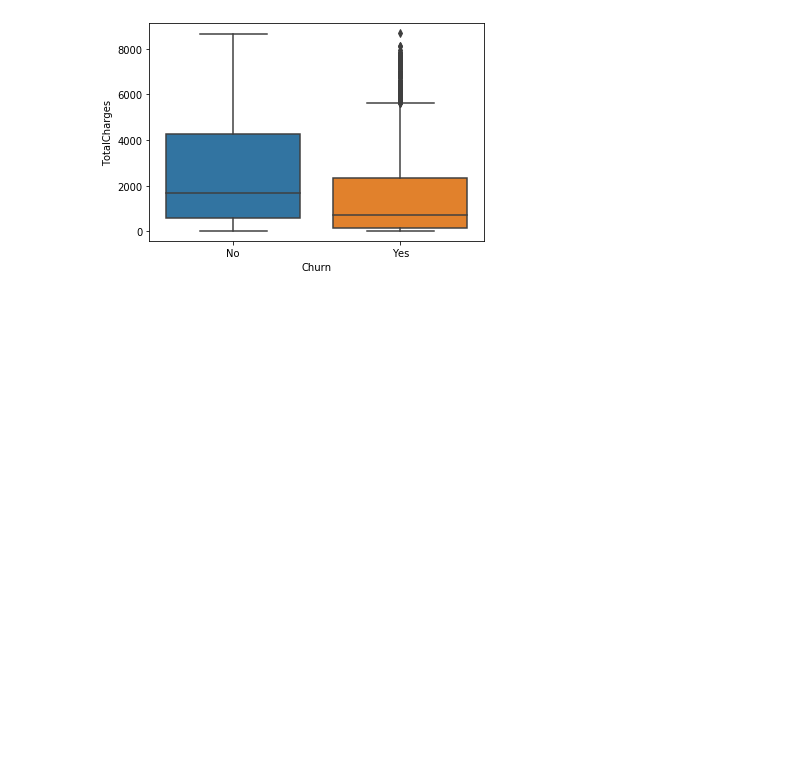
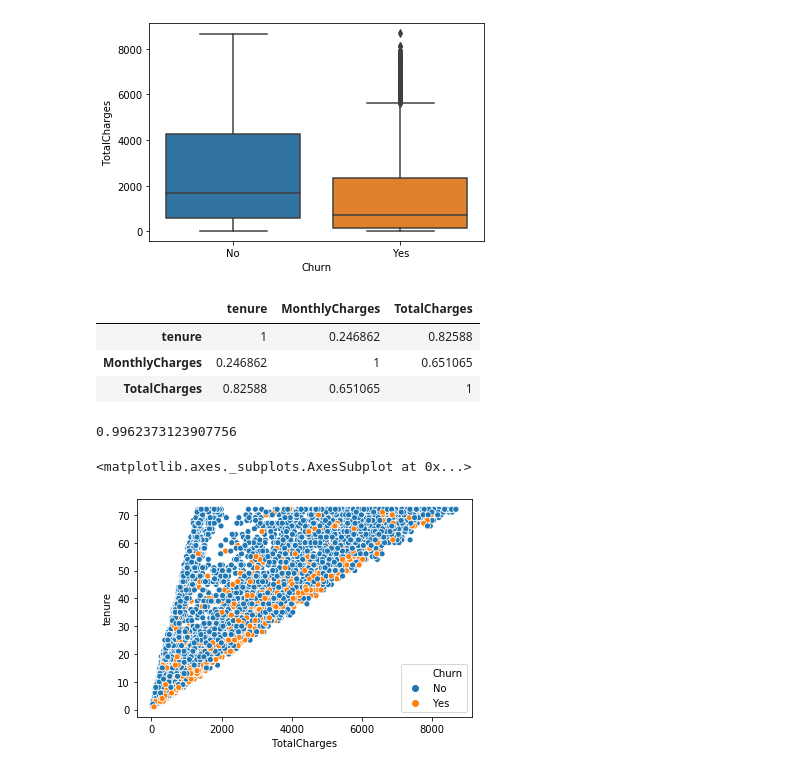
Before and after one commit to haythemmz/churn_prediction, a Jupyter notebook: EDA.ipynb, the cells around one changed output. Cells and saved outputs as stored; diff of their text form; code cells hidden in the pictures; blank space fills up the shorter version.

```diff
--- a/EDA.ipynb
+++ b/EDA.ipynb
@@ -268,3 +270,21 @@ sns.boxplot(x="Churn", y="TotalCharges", data=df)
 # %% [output]
 <matplotlib.axes._subplots.AxesSubplot at 0x...>
 [figure]
+# %%
+corr = df.select_dtypes(exclude='object').corr()
+corr.style.background_gradient(cmap='coolwarm')
+# %% [output]
+|  | tenure | MonthlyCharges | TotalCharges |
+| tenure | 1 | 0.246862 | 0.82588 |
+| MonthlyCharges | 0.246862 | 1 | 0.651065 |
+| TotalCharges | 0.82588 | 0.651065 | 1 |
+# %%
+charge_tenure=df["TotalCharges"]/df["tenure"]
+charge_tenure.corr(df['MonthlyCharges'])
+# %% [output]
+0.9962373123907756
+# %%
+sns.scatterplot(x="TotalCharges", y="tenure", hue="Churn",data=df)
+# %% [output]
+<matplotlib.axes._subplots.AxesSubplot at 0x...>
+[figure, added]
```
Also changed, not shown: parts of 5 cells of this notebook.
